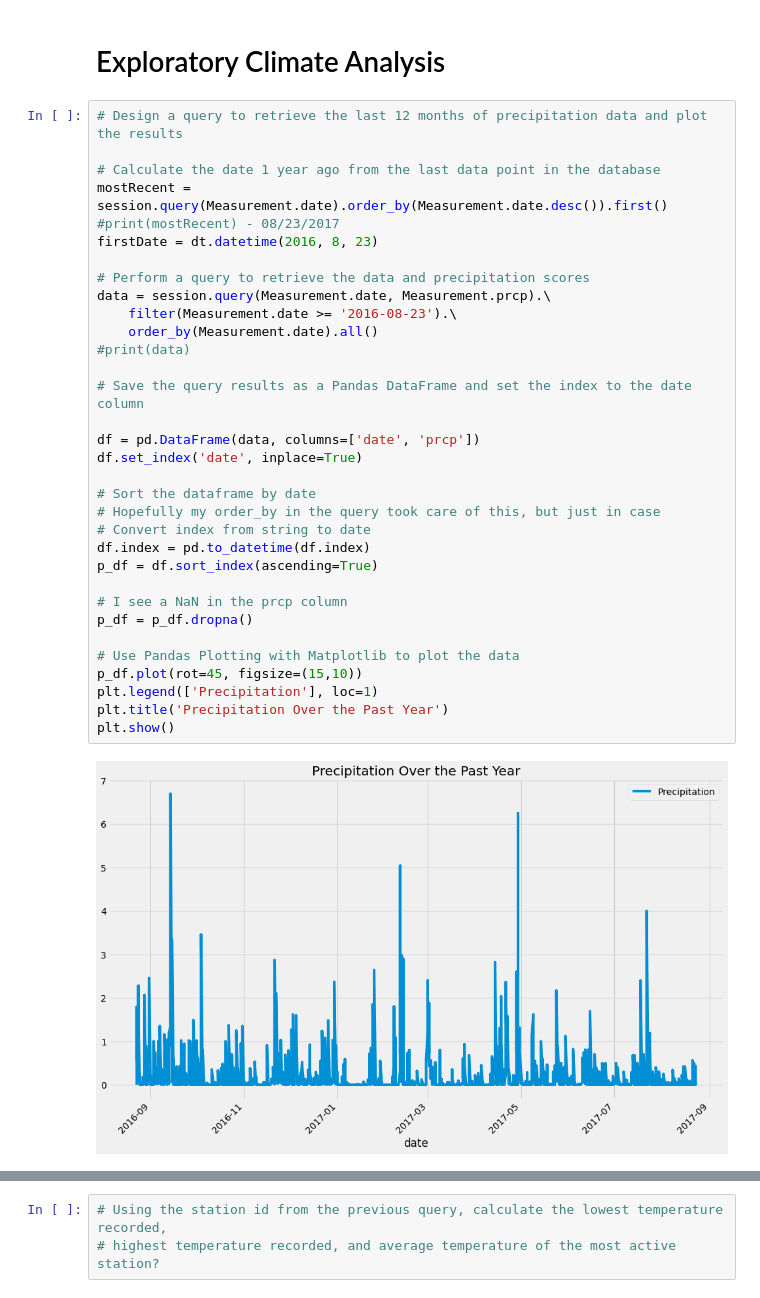
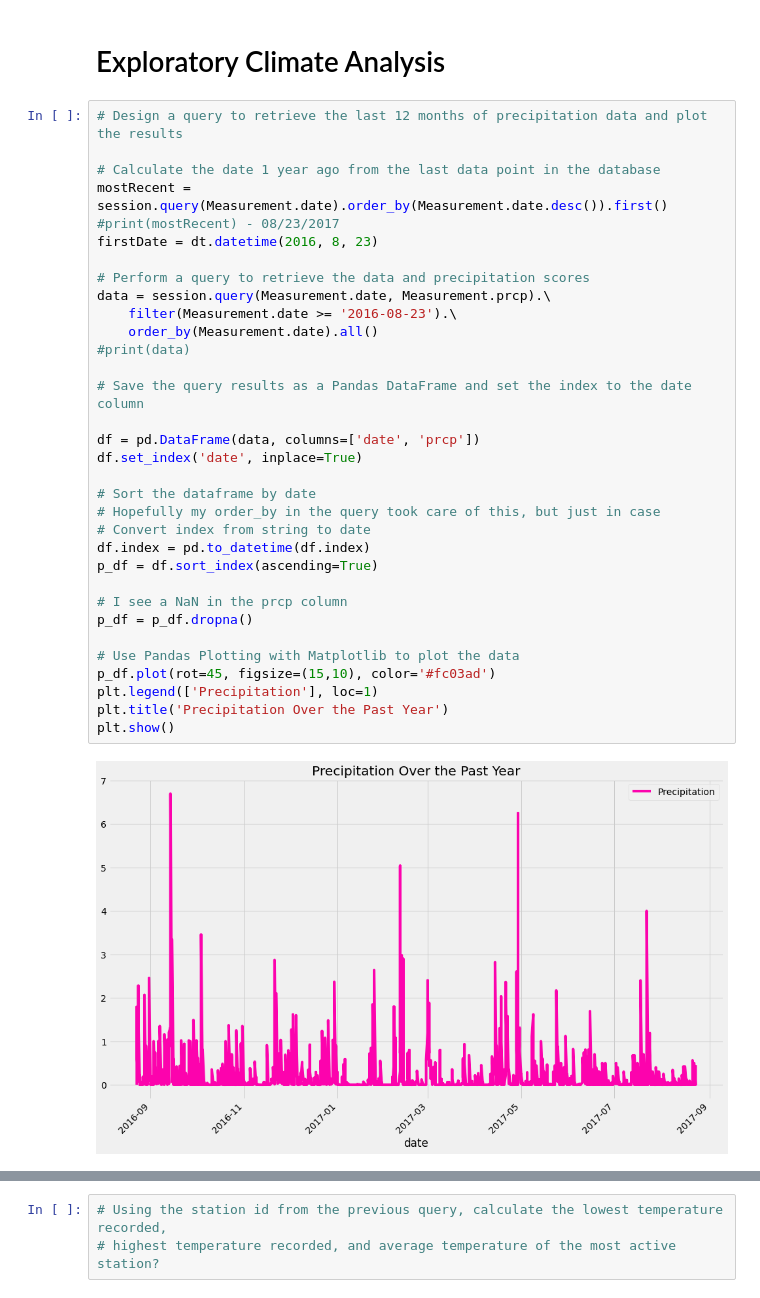
Before and after one commit to siararaeDA/sqlalchemy-challenge, a Jupyter notebook: climate_starter.ipynb, the cells around one changed output, grey strips where cells are left out. Cells and saved outputs as stored; diff of their text form.

```diff
--- a/climate_starter.ipynb
+++ b/climate_starter.ipynb
@@ -93,34 +97,34 @@ engine.execute('SELECT * FROM station LIMIT 5').fetchall()
 # Calculate the date 1 year ago from the last data point in the database
 mostRecent = session.query(Measurement.date).order_by(Measurement.date.desc()).first()
 #print(mostRecent) - 08/23/2017
 firstDate = dt.datetime(2016, 8, 23)
 
 # Perform a query to retrieve the data and precipitation scores
 data = session.query(Measurement.date, Measurement.prcp).\
     filter(Measurement.date >= '2016-08-23').\
     order_by(Measurement.date).all()
 #print(data)
 
 # Save the query results as a Pandas DataFrame and set the index to the date column
 
 df = pd.DataFrame(data, columns=['date', 'prcp'])
 df.set_index('date', inplace=True)
 
 # Sort the dataframe by date
 # Hopefully my order_by in the query took care of this, but just in case
 # Convert index from string to date
 df.index = pd.to_datetime(df.index)
 p_df = df.sort_index(ascending=True)
 
 # I see a NaN in the prcp column
 p_df = p_df.dropna()
 
 # Use Pandas Plotting with Matplotlib to plot the data
-p_df.plot(rot=45, figsize=(15,10))
+p_df.plot(rot=45, figsize=(15,10), color='#fc03ad')
 plt.legend(['Precipitation'], loc=1)
 plt.title('Precipitation Over the Past Year')
 plt.show()
 # %% [output]
-[figure, old version]
+[figure, new version]
 # %%
 # Use Pandas to calcualte the summary statistics for the precipitation data
```
Also changed, not shown: parts of 5 cells of this notebook.
